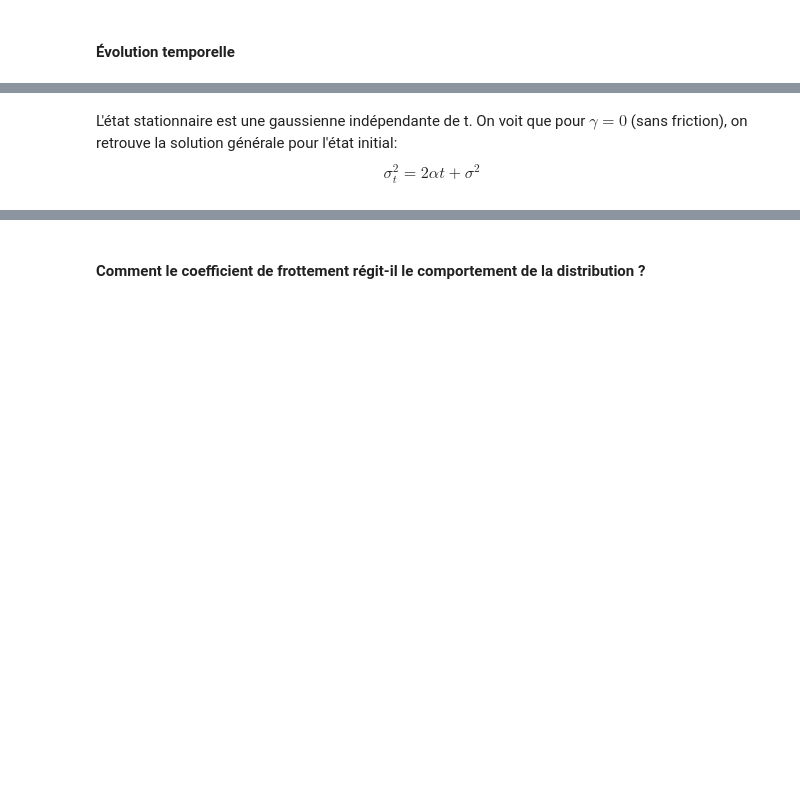
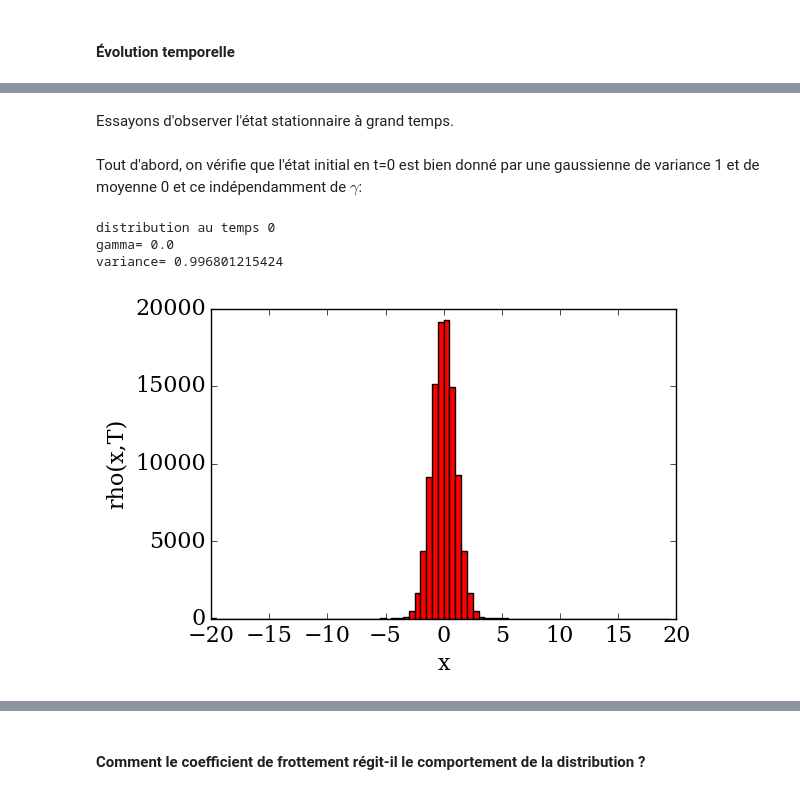
Before and after one commit to be-rays/Module6_MonteCarlo, a Jupyter notebook: Monte-Carlo.ipynb, the cells around one changed output, grey strips where cells are left out. Drawn from its saved outputs; the diff is of its cells as text; code cells hidden in the pictures; blank space fills up the shorter version.

```diff
--- a/Monte-Carlo.ipynb
+++ b/Monte-Carlo.ipynb
@@ -503,2 +374,36 @@ ValueError: x and y must be the same size
-# %% [markdown]
-L'état stationnaire est une gaussienne indépendante de t. On voit que pour $\gamma=0$ (sans friction), on retrouve la solution générale pour l'état initial: $$\sigma_{t}^2 = 2\alpha t + \sigma^2$$
+# %% [markdown]
+Essayons d'observer l'état stationnaire à grand temps.
+# %%
+def evolution_temps_gamma(T,gamma):
+    nt=2*T
+    dt=0.5
+    t = numpy.arange(0,T+dt,dt)
+    x = numpy.empty([nt+1,npart])
+    variance=numpy.zeros(nt+1)
+    x[0]=x0
+    variance[0]=numpy.var(x[0])
+    for i in range(nt):#i va de 0 à nt-1
+        x[i+1]=x[i]-gamma*x[i]*dt+numpy.sqrt(2*alpha*dt)*numpy.random.normal(0,1,npart)
+        variance[i+1]=numpy.var(x[i+1])#on calcule la variance de la distribution en chaque instant
+    x=list(x)
+
+    return x,variance
+# %%
+def graph_dist(T,gamma):
+    x,variance=evolution_temps_gamma(T,gamma)
+    print('distribution au temps',T)
+    print('gamma=',gamma)
+    print('variance=',variance[2*T])
+    pyplot.figure(2)
+    pyplot.xlabel('x')
+    pyplot.ylabel('rho(x,T)')
+    pyplot.hist(x[2*T],bins=numpy.arange(-20,20., 0.5),normed=False, color='red');
+# %% [markdown]
+Tout d'abord, on vérifie que l'état initial en t=0 est bien donné par une gaussienne de variance 1 et de moyenne 0 et ce indépendamment de $\gamma$:
+# %%
+graph_dist(0,0.)
+# %% [output]
+distribution au temps 0
+gamma= 0.0
+variance= 0.996801215424
+[figure, added]
```
Also changed, not shown: parts of 64 cells of this notebook.
